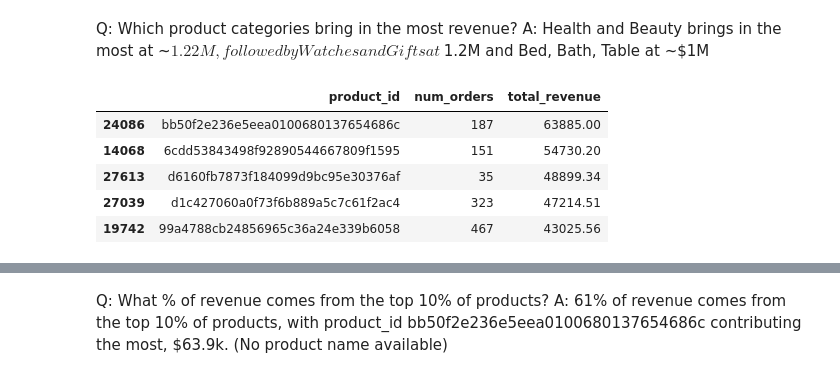
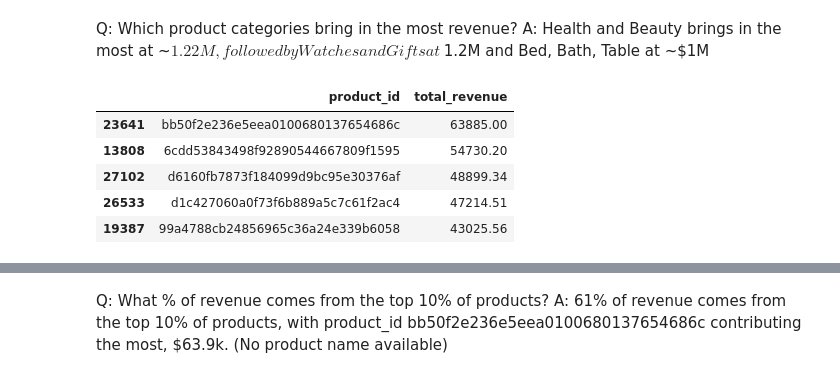
Before and after one commit to Scarl3tx/Ecommerce_Analysis, a Jupyter notebook: notebooks/analysis.ipynb, the cells around one changed output, grey strips where cells are left out. Saved outputs shown, nothing was run; the diff lists cells and outputs as text; code cells hidden in the pictures.

Commit message:
Updated to utilize the new .csv tables from sql

```diff
--- a/notebooks/analysis.ipynb
+++ b/notebooks/analysis.ipynb
@@ -75,3 +53,9 @@ print(total_revenue)
+# %%
+revenue_kpi['order_purchase_timestamp'] = pd.to_datetime(revenue_kpi['order_purchase_timestamp'])
+revenue_kpi['order_month'] = revenue_kpi['order_purchase_timestamp'].dt.to_period('M').astype(str)
+
+plot_data = revenue_kpi.groupby('order_month')['price'].sum().reset_index()
+plot_data.rename(columns={'price': 'total_revenue'}, inplace=True)
 # %%
 import matplotlib.pyplot as plt
 import seaborn as sns
@@ -98,25 +82,24 @@ Q: How does revenue trend monthly
 A: The total revenue over the entire period is $13.6M, with a steady increase from Oct 2016 to Nov 2017, averaging ~$0.6M, and continues to hover around $0.8M/month thereafter
 # %%
 # Add order_quarter column
-order_items_with_time['order_quarter'] = order_items_with_time['order_purchase_timestamp'].dt.to_period('Q')
-
+revenue_kpi['order_quarter'] = revenue_kpi['order_purchase_timestamp'].dt.to_period('Q')
 # Aggregate total revenue by quarter
 quarterly_revenue = (
-    order_items_with_time
+    revenue_kpi
     .groupby('order_quarter')['price']
     .sum()
     .reset_index(name='total_revenue')
 )
 
 # Convert period to timestamp if needed for plotting
-quarterly_revenue['order_quarter_start'] = quarterly_revenue['order_quarter'].dt.start_time
+# quarterly_revenue['order_quarter_start'] = quarterly_revenue['order_quarter'].dt.start_time
 import matplotlib.pyplot as plt
 import seaborn as sns
 
 plt.figure(figsize=(10,5))
 sns.barplot(
     data=quarterly_revenue,
-    x='order_quarter_start',
+    x='order_quarter',
     y='total_revenue',
 )
 plt.title("Quarterly Revenue Trend")
@@ -299,26 +191,23 @@ Q: Which product categories bring in the most revenue?
 A: Health and Beauty brings in the most at ~$1.22M, followed by Watches and Gifts at ~$1.2M and Bed, Bath, Table at ~$1M
 # %%
 import math
-order_item_summary = (
-    order_items
-    .groupby('product_id')
-    .agg(
-        num_orders=('order_id', 'nunique'),  # count unique orders
-        total_revenue=('price', 'sum')       # sum of price
-    )
-    .reset_index()
-)
-top_10_percent = math.floor(len(order_item_summary) * 0.1)
-order_item_summary_top_10 = order_item_summary.sort_values(by='total_revenue', ascending=False).head(top_10_percent)
-total_top10_revenue_percent = order_item_summary_top_10['total_revenue'].sum()/total_revenue*100
-order_item_summary_top_10.head(5)
+plot_data = revenue_kpi.groupby('product_id').agg(
+    total_revenue=('price', 'sum'),
+).reset_index()
+plot_data.rename(columns={'price': 'total_revenue'}, inplace=True)
+
+
+top_10_percent = math.floor(len(plot_data) * 0.1)
+plot_data_10 = plot_data.sort_values(by='total_revenue', ascending=False).head(top_10_percent)
+total_top10_revenue_percent = plot_data_10['total_revenue'].sum()/plot_data['total_revenue'].sum()*100
+plot_data_10.head(5)
 # %% [output]
-|  | product_id | num_orders | total_revenue |
-| 24086 | bb50f2e236e5eea0100680137654686c | 187 | 63885.00 |
-| 14068 | 6cdd53843498f92890544667809f1595 | 151 | 54730.20 |
-| 27613 | d6160fb7873f184099d9bc95e30376af | 35 | 48899.34 |
-| 27039 | d1c427060a0f73f6b889a5c7c61f2ac4 | 323 | 47214.51 |
-| 19742 | 99a4788cb24856965c36a24e339b6058 | 467 | 43025.56 |
+|  | product_id | total_revenue |
+| 23641 | bb50f2e236e5eea0100680137654686c | 63885.00 |
+| 13808 | 6cdd53843498f92890544667809f1595 | 54730.20 |
+| 27102 | d6160fb7873f184099d9bc95e30376af | 48899.34 |
+| 26533 | d1c427060a0f73f6b889a5c7c61f2ac4 | 47214.51 |
+| 19387 | 99a4788cb24856965c36a24e339b6058 | 43025.56 |
 # %%
 print(total_top10_revenue_percent)
 # %% [output]
```
Also changed, not shown: parts of 82 cells of this notebook.
